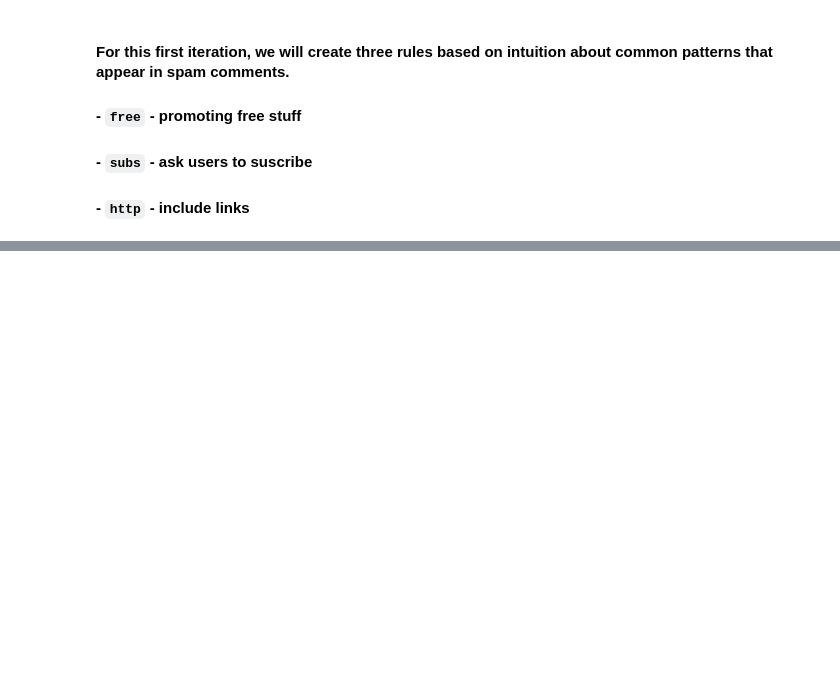
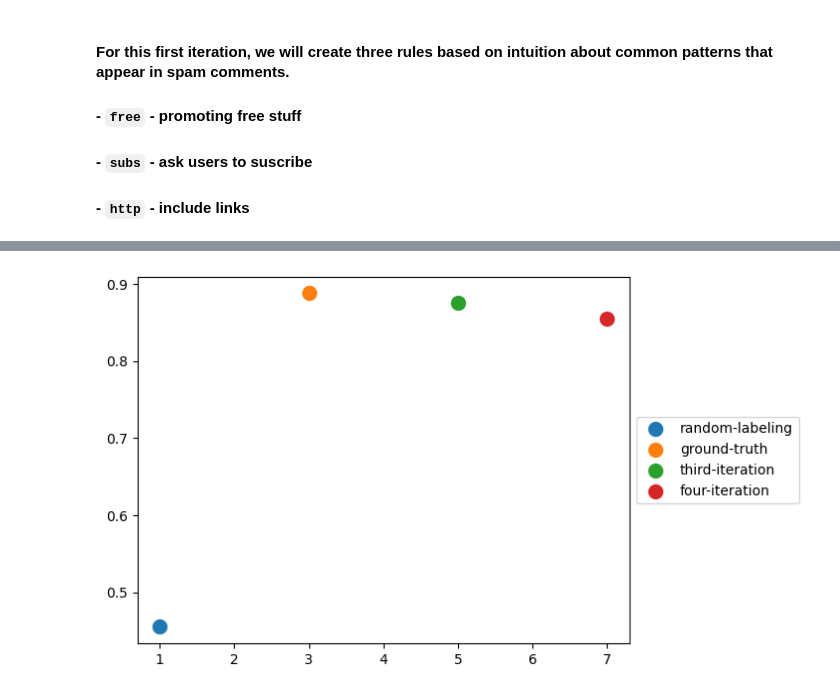
Before and after one commit to jaavilopezz8/spam-comment-classification, a Jupyter notebook: notebooks/data_labeling.ipynb, the cells around one changed output, grey strips where cells are left out. Saved outputs shown, nothing was run; the diff lists cells and outputs as text; code cells hidden in the pictures; blank space fills up the shorter version.

```diff
--- a/notebooks/data_labeling.ipynb
+++ b/notebooks/data_labeling.ipynb
@@ -211,0 +415,4 @@ array([ 1, -1, -1, ..., -1,  1, -1], shape=(1564,))
+# %%
+plot_accuracies()
+# %% [output]
+[figure, added]
```
Also changed, not shown: parts of 24 cells of this notebook.
